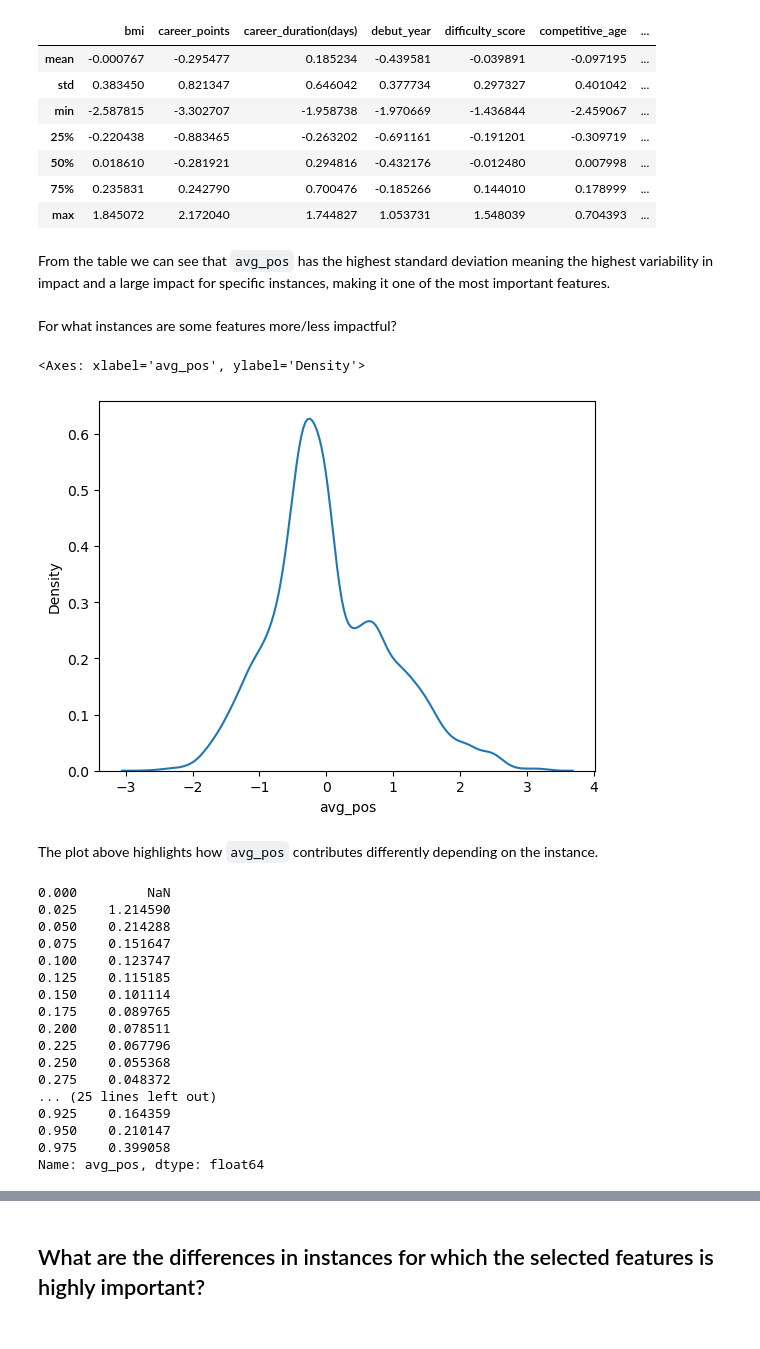
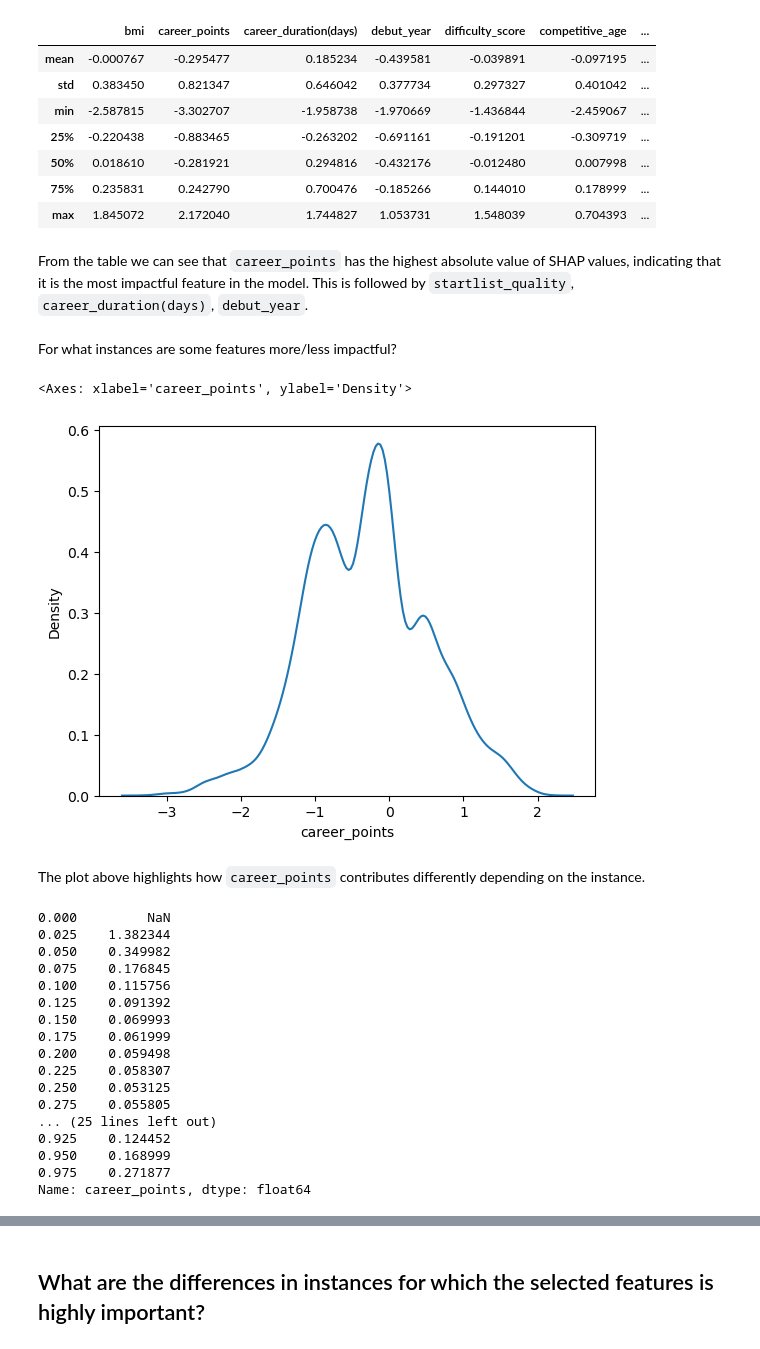
Before and after one commit to DadeOrsu/dm_project24_group_6, a Jupyter notebook: src/task5_xai/xgbc_explanation.ipynb, the cells around one changed output, grey strips where cells are left out. Drawn from its saved outputs; the diff is of its cells as text; code cells hidden in the pictures.

Commit message:
adjusted plots TODO: plot other features.

```diff
--- a/src/task5_xai/xgbc_explanation.ipynb
+++ b/src/task5_xai/xgbc_explanation.ipynb
@@ -203,38 +203,38 @@ interventional_explanations_df.describe().drop("count", axis="rows")
 | 50% | 0.018610 | -0.281921 | 0.294816 | -0.432176 | -0.012480 | 0.007998 | ... |
 | 75% | 0.235831 | 0.242790 | 0.700476 | -0.185266 | 0.144010 | 0.178999 | ... |
 | max | 1.845072 | 2.172040 | 1.744827 | 1.053731 | 1.548039 | 0.704393 | ... |
-# %% [markdown]
-From the table we can see that `avg_pos` has the highest standard deviation meaning the highest variability in impact and a large impact for specific instances, making it one of the most important features.
+# %% [markdown]
+From the table we can see that `career_points` has the highest absolute value of SHAP values, indicating that it is the most impactful feature in the model. This is followed by `startlist_quality`, `career_duration(days)`, `debut_year`.
 # %% [markdown]
 For what instances are some features more/less impactful?
 # %%
-feature_of_interest = "avg_pos"
+feature_of_interest = "career_points"
 seaborn.kdeplot(interventional_explanations_df, x=feature_of_interest)
 # %% [output]
-<Axes: xlabel='avg_pos', ylabel='Density'>
+<Axes: xlabel='career_points', ylabel='Density'>
-[figure, old version]
+[figure, new version]
 # %% [markdown]
-The plot above highlights how `avg_pos` contributes differently depending on the instance.
+The plot above highlights how `career_points` contributes differently depending on the instance.
 # %%
 number_quantiles = 40
-quantiles = interventional_explanations_df["avg_pos"].quantile([q / number_quantiles for q in (range(number_quantiles))])
+quantiles = interventional_explanations_df["career_points"].quantile([q / number_quantiles for q in (range(number_quantiles))])
 quantiles.diff()  # pick differences in quantiles
 # %% [output]
 0.000         NaN
-0.025    1.214590
-0.050    0.214288
-0.075    0.151647
-0.100    0.123747
-0.125    0.115185
-0.150    0.101114
-0.175    0.089765
-0.200    0.078511
-0.225    0.067796
-0.250    0.055368
-0.275    0.048372
+0.025    1.382344
+0.050    0.349982
+0.075    0.176845
+0.100    0.115756
+0.125    0.091392
+0.150    0.069993
+0.175    0.061999
+0.200    0.059498
+0.225    0.058307
+0.250    0.053125
+0.275    0.055805
 ... (25 lines left out)
-0.925    0.164359
-0.950    0.210147
-0.975    0.399058
-Name: avg_pos, dtype: float64
+0.925    0.124452
+0.950    0.168999
+0.975    0.271877
+Name: career_points, dtype: float64
 # %% [markdown]
```
Also changed, not shown: parts of 10 cells of this notebook.
